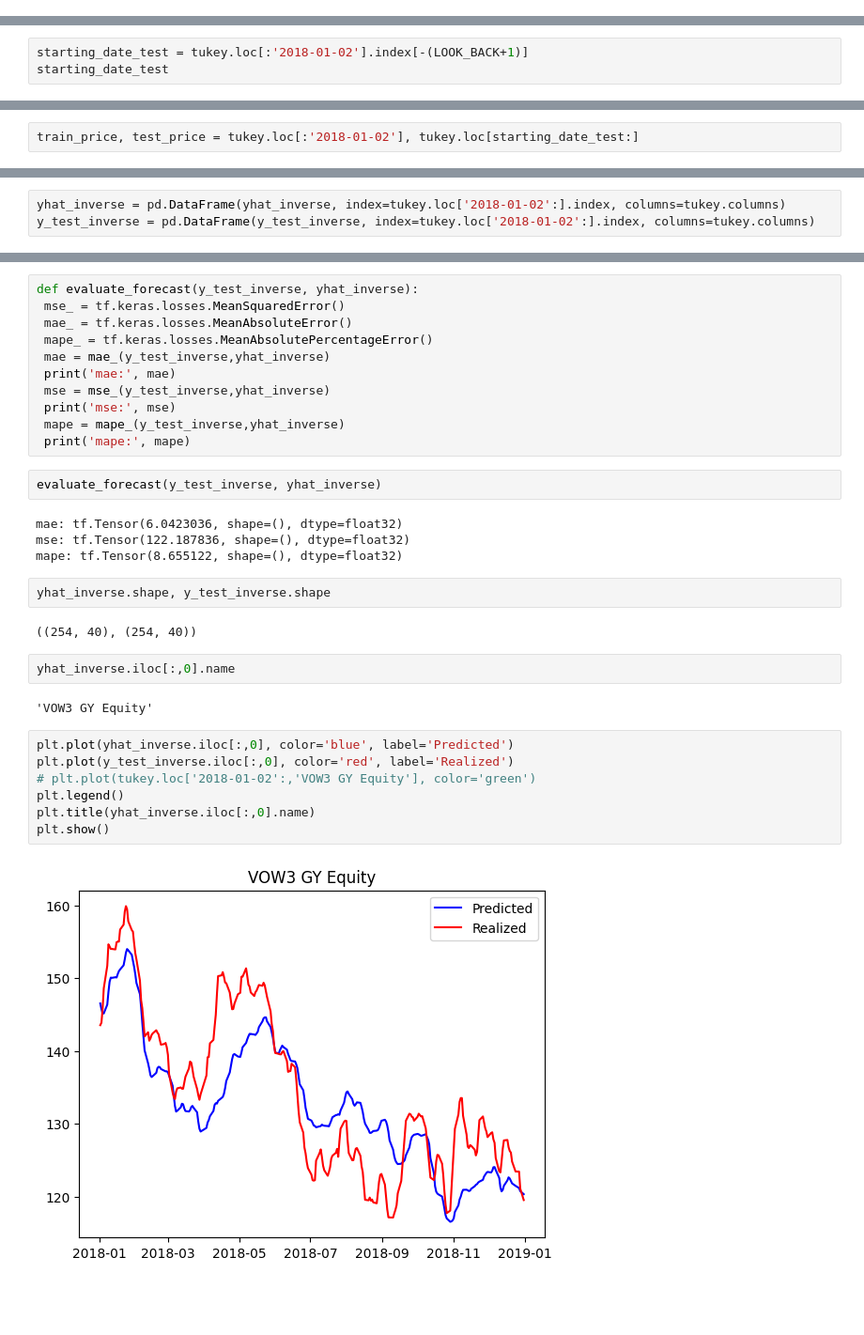
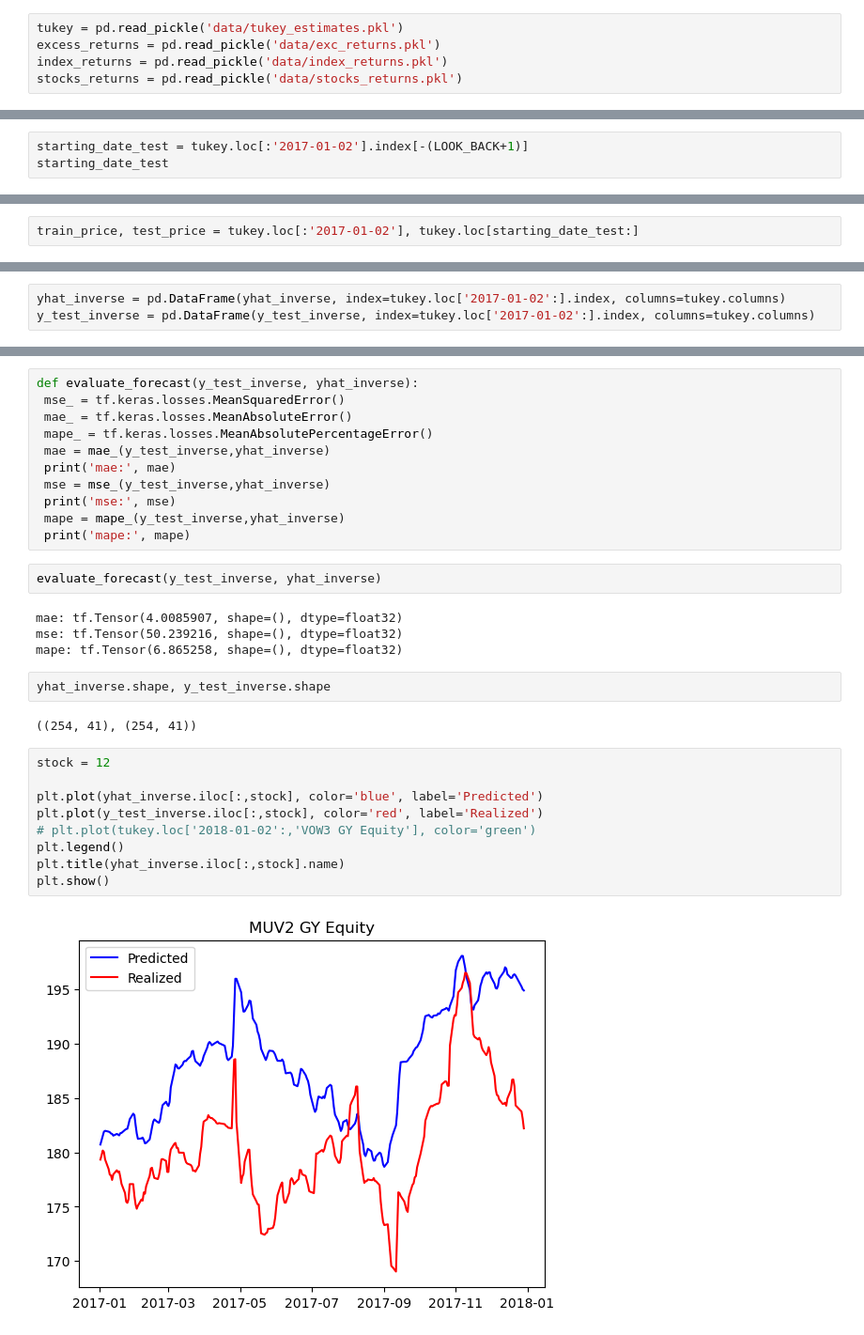
Before and after one commit to tommasograndi/portfolio-opt-with-BiLSTM-stock-preselection, a Jupyter notebook: training.ipynb, the cells around one changed output, grey strips where cells are left out. Shown at 94% size. Cells and saved outputs as stored; diff of their text form; blank space fills up the shorter version.

Commit message:
Update training and utils

```diff
--- a/training.ipynb
+++ b/training.ipynb
@@ -17,3 +15,8 @@ tukey = pd.read_pickle('/kaggle/input/tukey-prices/tukey_estimates.pkl')
+# %%
+tukey = pd.read_pickle('data/tukey_estimates.pkl')
+excess_returns = pd.read_pickle('data/exc_returns.pkl')
+index_returns = pd.read_pickle('data/index_returns.pkl')
+stocks_returns = pd.read_pickle('data/stocks_returns.pkl')
 # %%
 LOOK_BACK = 15
 n_features = len(tukey.columns)
@@ -21,6 +24,6 @@ FORECAST_RANGE = 1
 # %% [markdown]
 We want to start wit hthe first obsrvation of the actual test set (the whole 2018 year). However our model expect as input the previous 15 observations to perform a prediction. We need to "add" the last 15 observatin of the training set to the testing set.
 # %%
-starting_date_test = tukey.loc[:'2018-01-02'].index[-(LOOK_BACK+1)]
+starting_date_test = tukey.loc[:'2017-01-02'].index[-(LOOK_BACK+1)]
 starting_date_test
 # %% [output]
@@ -28,5 +31,5 @@ Timestamp('2017-12-07 00:00:00')
 # %%
-train_price, test_price = tukey.loc[:'2018-01-02'], tukey.loc[starting_date_test:]
+train_price, test_price = tukey.loc[:'2017-01-02'], tukey.loc[starting_date_test:]
 # %%
 from sklearn.preprocessing import MinMaxScaler
 scaler = MinMaxScaler()
@@ -101,8 +103,8 @@ def inverse_transform(y_test, yhat):
 # %%
 yhat_inverse, y_test_inverse = inverse_transform(y_test, yhat)
 # %%
-yhat_inverse = pd.DataFrame(yhat_inverse, index=tukey.loc['2018-01-02':].index, columns=tukey.columns)
-y_test_inverse = pd.DataFrame(y_test_inverse, index=tukey.loc['2018-01-02':].index, columns=tukey.columns)
+yhat_inverse = pd.DataFrame(yhat_inverse, index=tukey.loc['2017-01-02':].index, columns=tukey.columns)
+y_test_inverse = pd.DataFrame(y_test_inverse, index=tukey.loc['2017-01-02':].index, columns=tukey.columns)
 # %%
 yhat_inverse
 # %% [output]
@@ -133,23 +135,21 @@ def evaluate_forecast(y_test_inverse, yhat_inverse):
 # %%
 evaluate_forecast(y_test_inverse, yhat_inverse)
 # %% [output]
-mae: tf.Tensor(6.0423036, shape=(), dtype=float32)
-mse: tf.Tensor(122.187836, shape=(), dtype=float32)
-mape: tf.Tensor(8.655122, shape=(), dtype=float32)
+mae: tf.Tensor(4.0085907, shape=(), dtype=float32)
+mse: tf.Tensor(50.239216, shape=(), dtype=float32)
+mape: tf.Tensor(6.865258, shape=(), dtype=float32)
 # %%
 yhat_inverse.shape, y_test_inverse.shape
 # %% [output]
-((254, 40), (254, 40))
+((254, 41), (254, 41))
-# %%
-yhat_inverse.iloc[:,0].name
-# %% [output]
-'VOW3 GY Equity'
 # %%
-plt.plot(yhat_inverse.iloc[:,0], color='blue', label='Predicted')
-plt.plot(y_test_inverse.iloc[:,0], color='red', label='Realized')
+stock = 12
+
+plt.plot(yhat_inverse.iloc[:,stock], color='blue', label='Predicted')
+plt.plot(y_test_inverse.iloc[:,stock], color='red', label='Realized')
 # plt.plot(tukey.loc['2018-01-02':,'VOW3 GY Equity'], color='green')
 plt.legend()
-plt.title(yhat_inverse.iloc[:,0].name)
+plt.title(yhat_inverse.iloc[:,stock].name)
 plt.show()
 # %% [output]
-[figure, old version]
+[figure, new version]
```
Also changed, not shown: parts of 15 cells of this notebook, 1 other file.
